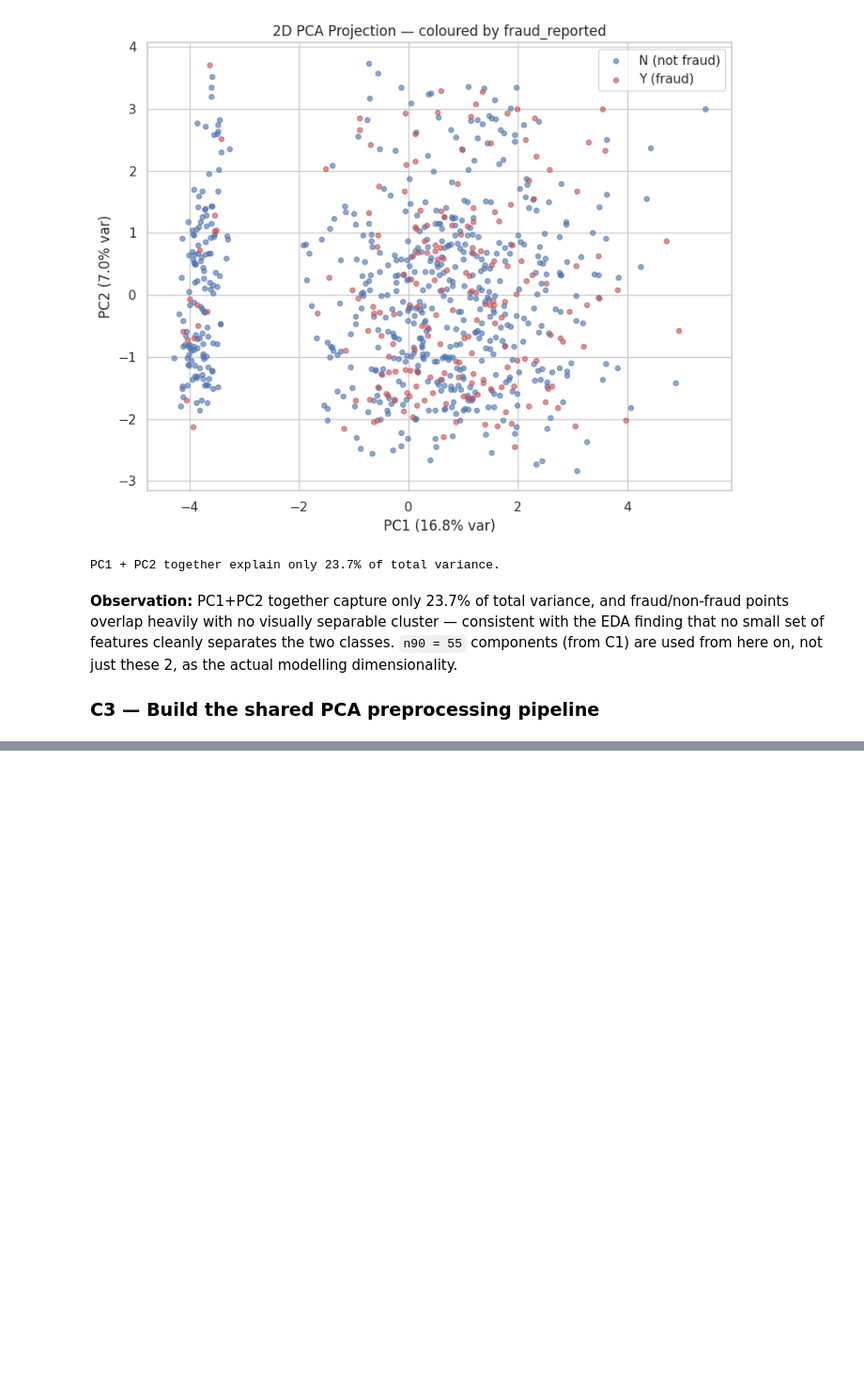
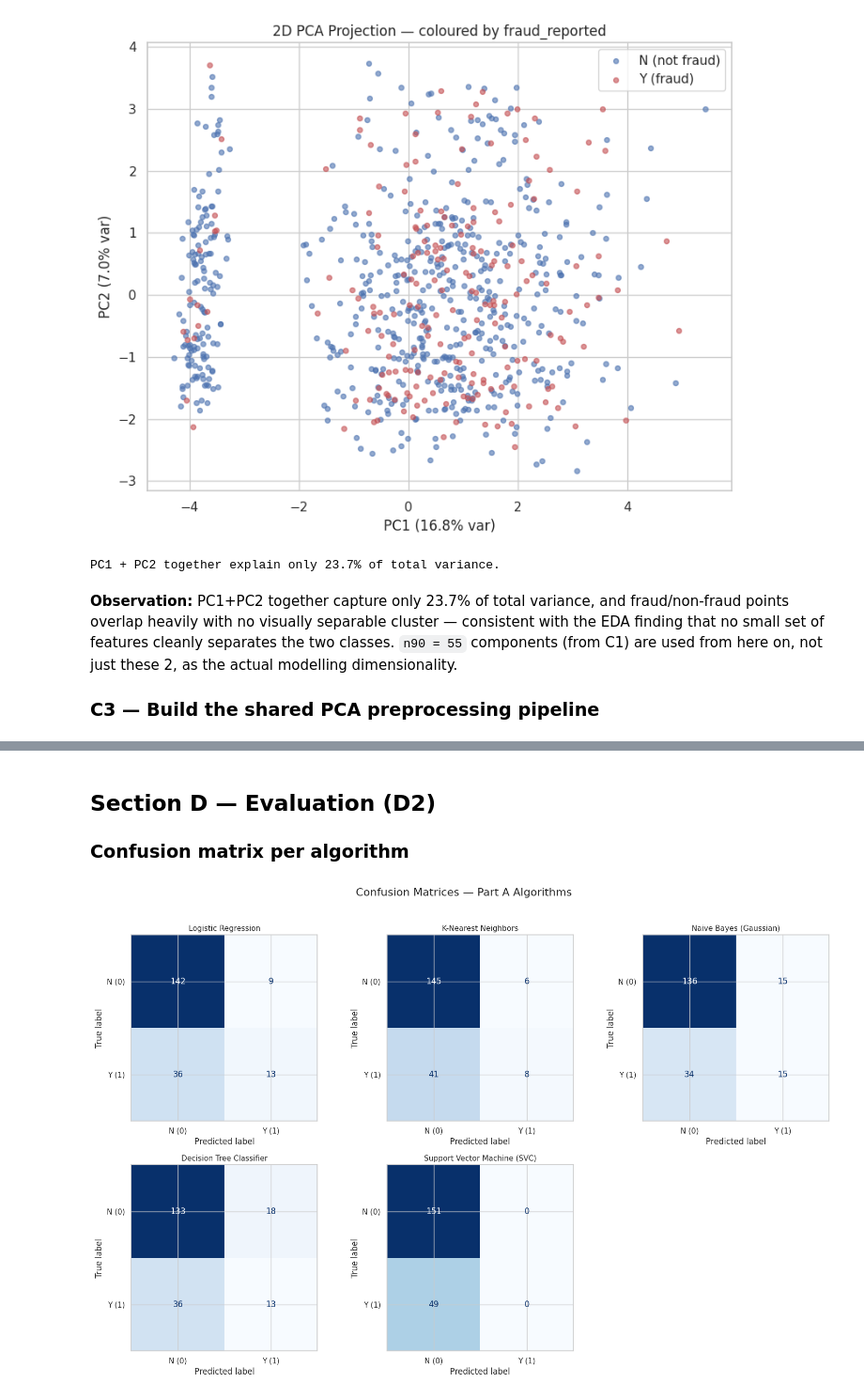
Before and after one commit to GVR2007/AI-risk-analysis, a Jupyter notebook: notebooks/classification.ipynb, the cells around one changed output, grey strips where cells are left out. Shown at 94% size. Saved outputs shown, nothing was run; the diff lists cells and outputs as text; code cells hidden in the pictures; blank space fills up the shorter version.

```diff
--- a/notebooks/classification.ipynb
+++ b/notebooks/classification.ipynb
@@ -384,3 +384,13 @@ PC1 + PC2 together explain only 23.7% of total variance.
 **Observation:** PC1+PC2 together capture only 23.7% of total variance, and fraud/non-fraud points overlap heavily with no visually separable cluster — consistent with the EDA finding that no small set of features cleanly separates the two classes. `n90 = 55` components (from C1) are used from here on, not just these 2, as the actual modelling dimensionality.
 
 ### C3 — Build the shared PCA preprocessing pipeline
+# %%
+# Shared preprocessing for every Part-A algorithm below: encode+scale/impute, then reduce
+# to n90 PCA components. Fit on the training split only, inside each model's Pipeline —
+# PCA is just another transformer step, not a separate leakage risk.
+preprocessor_pca = Pipeline([
+    ('encode_scale', preprocessor),
+    ('pca', PCA(n_components=n90, random_state=RANDOM_STATE)),
+])
+
+print(f'Shared PCA preprocessing pipeline built: {X_train.shape[1]} raw columns -> {X_train_enc.shape[1]} encoded -> {n90} PCA components.')
@@ -386,0 +443,20 @@ PC1 + PC2 together explain only 23.7% of total variance.
+# %% [markdown]
+## Section D — Evaluation (D2)
+
+### Confusion matrix per algorithm
+# %%
+fig, axes = plt.subplots(2, 3, figsize=(16, 10))
+axes = axes.flatten()
+for i, (name, (preds, _)) in enumerate(predictions_a.items()):
+    cm = confusion_matrix(y_test, preds)
+    disp = ConfusionMatrixDisplay(cm, display_labels=['N (0)', 'Y (1)'])
+    disp.plot(ax=axes[i], colorbar=False, cmap='Blues')
+    axes[i].set_title(name, fontsize=11)
+for j in range(len(predictions_a), len(axes)):
+    fig.delaxes(axes[j])
+fig.suptitle('Confusion Matrices — Part A Algorithms', fontsize=16, y=1.02)
+plt.tight_layout()
+plt.savefig('../models/clf_confusion_matrices_part_a.png', bbox_inches='tight')
+plt.show()
+# %% [output]
+[figure, added]
```
Also changed, not shown: parts of 3 cells of this notebook.
